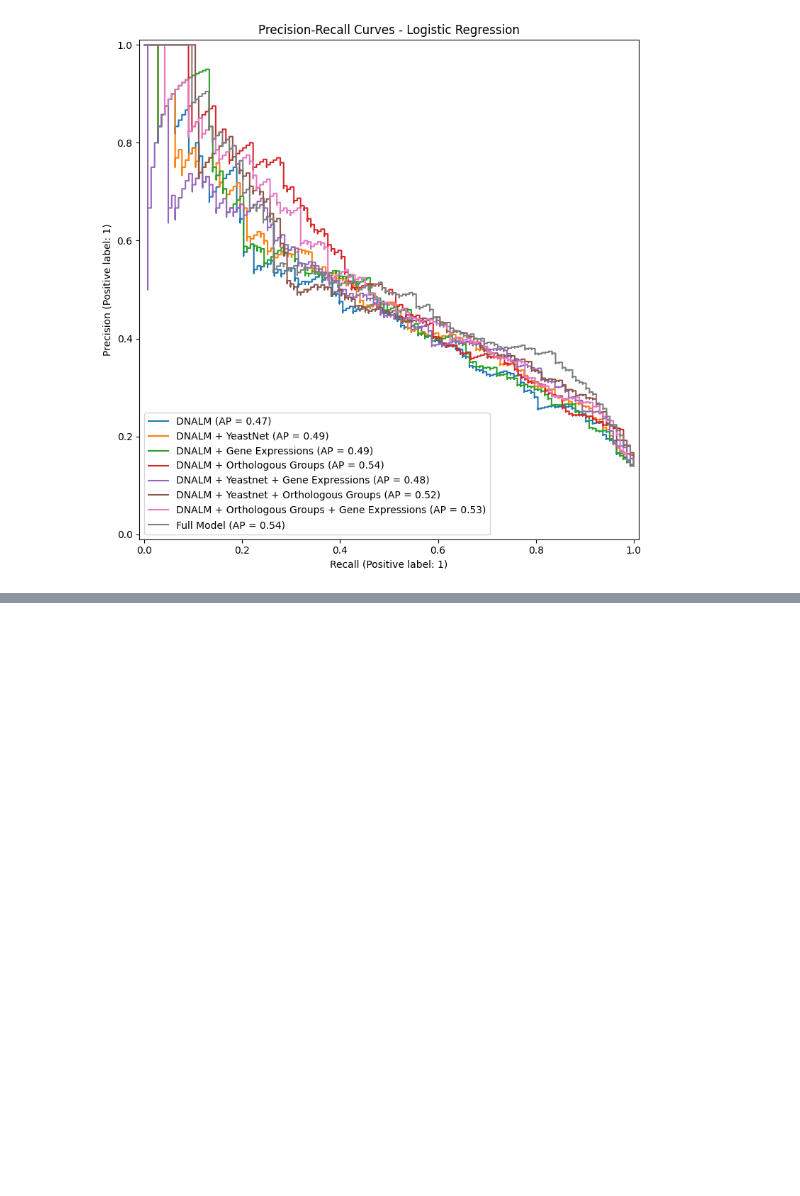
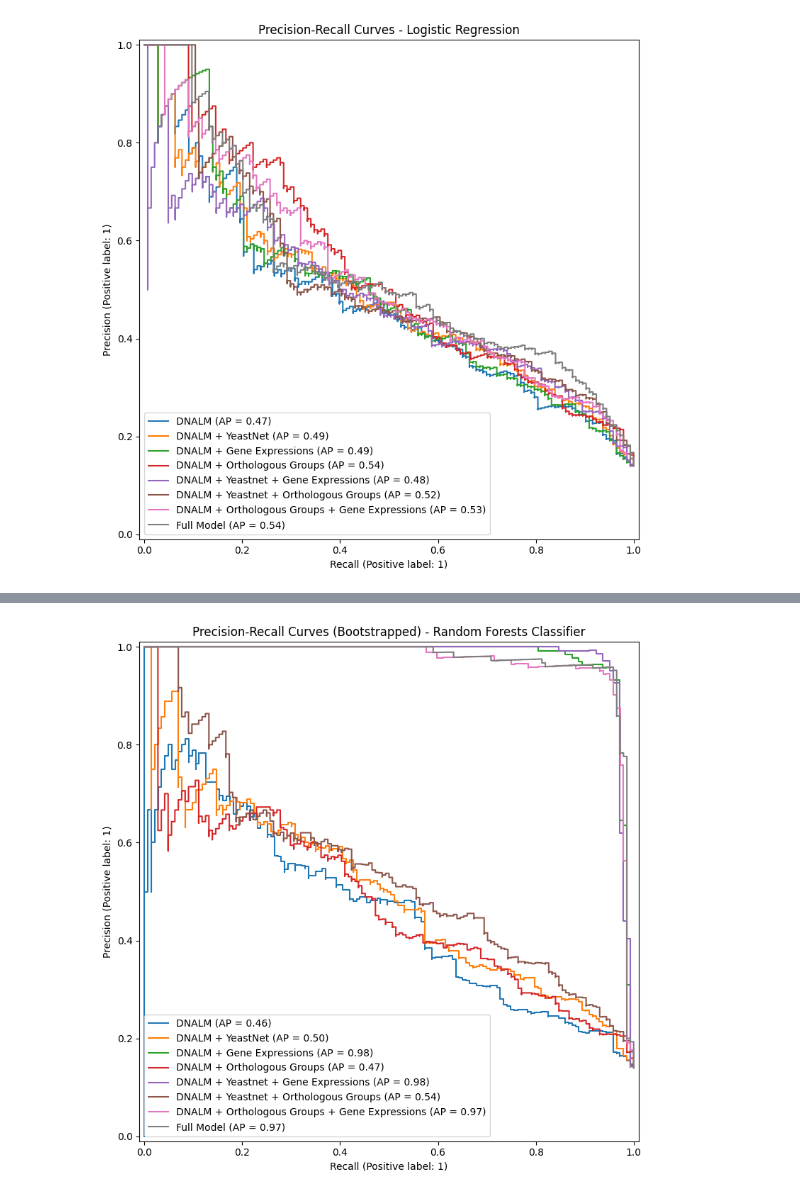
Before and after one commit to egekurt123/yeast_gene_interactions, a Jupyter notebook: Class Predictions/Compare_Datasets.ipynb, the cells around one changed output, grey strips where cells are left out. Cells and saved outputs as stored; diff of their text form; code cells hidden in the pictures; blank space fills up the shorter version.

```diff
--- a/Class Predictions/Compare_Datasets.ipynb
+++ b/Class Predictions/Compare_Datasets.ipynb
@@ -61,0 +127,9 @@ compare_prec_recalls("Random_Forests_Classifier",(dnalm, "DNALM"), (dnalm_yeastn
+# %%
+compare_prec_recalls_bootstrapped("Random_Forests_Classifier", 5, (dnalm, "DNALM"), (dnalm_yeastnet, "DNALM + YeastNet"),
+                    (dnalm_genex, "DNALM + Gene Expressions"), (dnalm_orthogroups, 'DNALM + Orthologous Groups'),
+                    (dnalm_yeastnet_genex, "DNALM + Yeastnet + Gene Expressions"),
+                    (dnalm_yeastnet_orthogroups, "DNALM + Yeastnet + Orthologous Groups"),
+                    (dnalm_orthogroups_genex, "DNALM + Orthologous Groups + Gene Expressions"),
+                    (full, "Full Model"))
+# %% [output]
+[figure, added]
```
Also changed, not shown: parts of 6 cells of this notebook, 1 other file.
